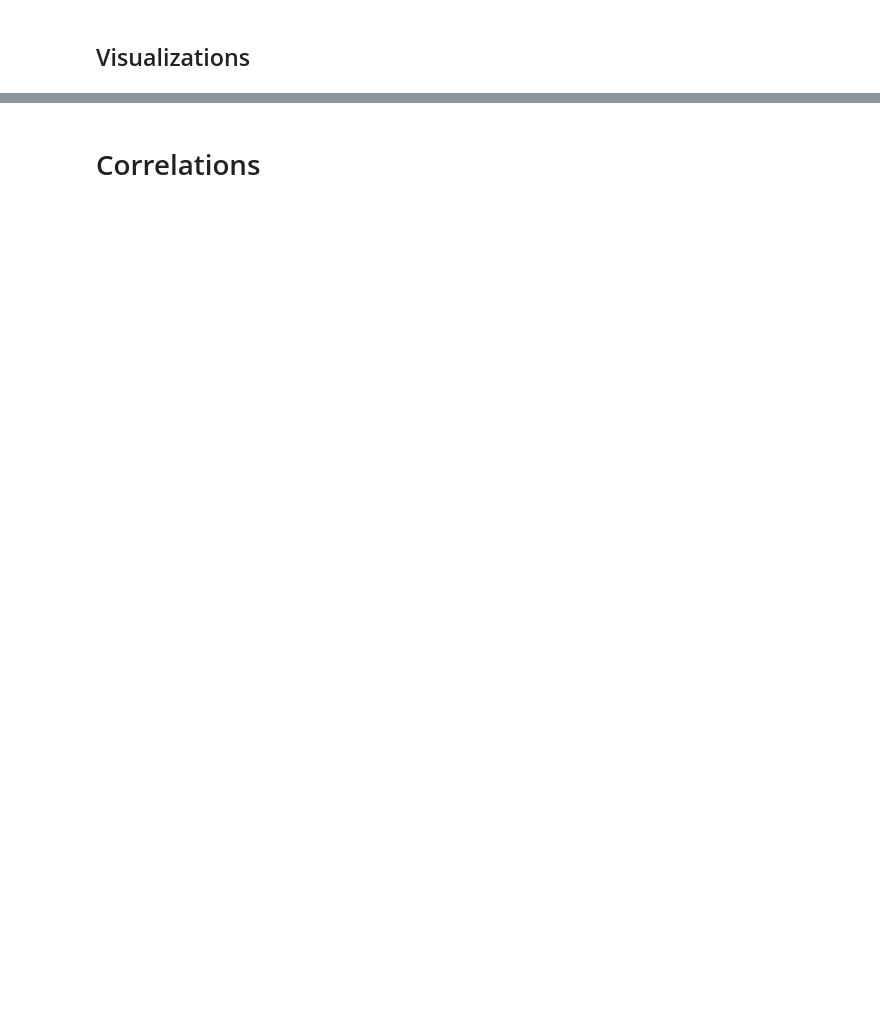
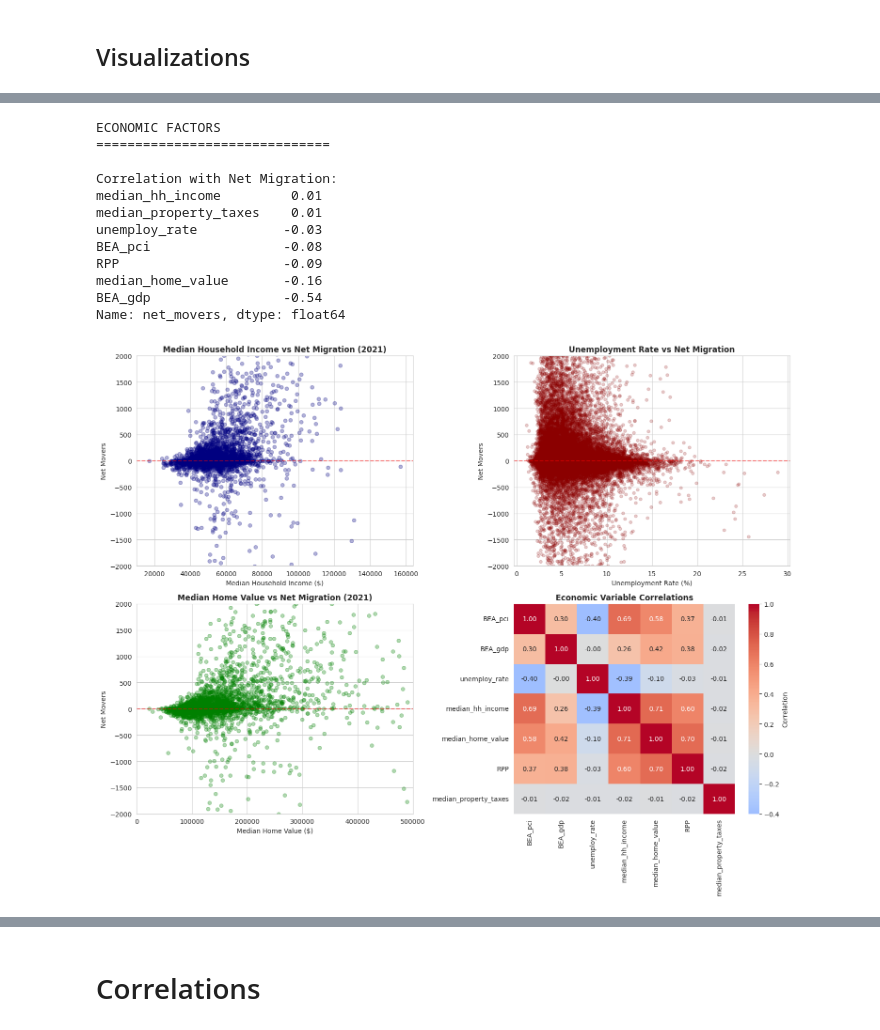
Before and after one commit to J-Nobull/ANNvsCNN, a Jupyter notebook: Migration_Capstone.ipynb, the cells around one changed output, grey strips where cells are left out. Cells and saved outputs as stored; diff of their text form; code cells hidden in the pictures; blank space fills up the shorter version.

```diff
--- a/Migration_Capstone.ipynb
+++ b/Migration_Capstone.ipynb
@@ -2545,0 +2629,71 @@ display(VOTE_VIF)
+# %%
+print("ECONOMIC FACTORS")
+print("="*30)
+
+# Correlations with net migration
+econ_vars = ['BEA_pci', 'BEA_gdp', 'unemploy_rate', 'median_hh_income',
+             'median_home_value', 'RPP', 'median_property_taxes']
+migration_corr = df[econ_vars + ['net_movers']].corr()['net_movers'].drop('net_movers').sort_values(ascending=False)
+print("\nCorrelation with Net Migration:")
+print(migration_corr)
+
+# Plots
+fig, axes = plt.subplots(2, 2, figsize=(15, 12))
+
+# Income vs migration (2021)
+df_2021 = df[df['YEAR'] == 2021].dropna(subset=['median_hh_income', 'net_movers'])
+axes[0, 0].scatter(df_2021['median_hh_income'], df_2021['net_movers'],
+                   alpha=0.3, s=30, color='navy')
+axes[0, 0].axhline(y=0, color='r', linestyle='--', alpha=0.5)
+axes[0, 0].set_title('Median Household Income vs Net Migration (2021)',
+                     fontsize=12, fontweight='bold')
+axes[0, 0].set_xlabel('Median Household Income ($)')
+axes[0, 0].set_ylabel('Net Movers')
+axes[0, 0].set_ylim(-2000, 2000)
+
+# Unemployment vs migration
+df_unemp = df.dropna(subset=['unemploy_rate', 'net_movers'])
+axes[0, 1].scatter(df_unemp['unemploy_rate'], df_unemp['net_movers'],
+                   alpha=0.2, s=20, color='darkred')
+axes[0, 1].axhline(y=0, color='r', linestyle='--', alpha=0.5)
+axes[0, 1].set_title('Unemployment Rate vs Net Migration',
+                     fontsize=12, fontweight='bold')
+axes[0, 1].set_xlabel('Unemployment Rate (%)')
+axes[0, 1].set_ylabel('Net Movers')
+axes[0, 1].set_ylim(-2000, 2000)
+
+# Housing costs vs migration
+df_housing = df[df['YEAR'] == 2021].dropna(subset=['median_home_value', 'net_movers'])
+axes[1, 0].scatter(df_housing['median_home_value'], df_housing['net_movers'],
+                   alpha=0.3, s=30, color='green')
+axes[1, 0].axhline(y=0, color='r', linestyle='--', alpha=0.5)
+axes[1, 0].set_title('Median Home Value vs Net Migration (2021)',
+                     fontsize=12, fontweight='bold')
+axes[1, 0].set_xlabel('Median Home Value ($)')
+axes[1, 0].set_ylabel('Net Movers')
+axes[1, 0].set_xlim(0, 500000)
+axes[1, 0].set_ylim(-2000, 2000)
+
+# Correlation heatmap
+corr_matrix = df[econ_vars].corr()
+sns.heatmap(corr_matrix, annot=True, fmt='.2f', cmap='coolwarm',
+            center=0, ax=axes[1, 1], cbar_kws={'label': 'Correlation'})
+axes[1, 1].set_title('Economic Variable Correlations', fontsize=12, fontweight='bold')
+
+plt.tight_layout()
+plt.savefig('economic_patterns.png', dpi=300, bbox_inches='tight')
+plt.show()
+# %% [output]
+ECONOMIC FACTORS
+==============================
+
+Correlation with Net Migration:
+median_hh_income         0.01
+median_property_taxes    0.01
+unemploy_rate           -0.03
+BEA_pci                 -0.08
+RPP                     -0.09
+median_home_value       -0.16
+BEA_gdp                 -0.54
+Name: net_movers, dtype: float64
+[figure, added]
```
Also changed, not shown: parts of 189 cells of this notebook.
